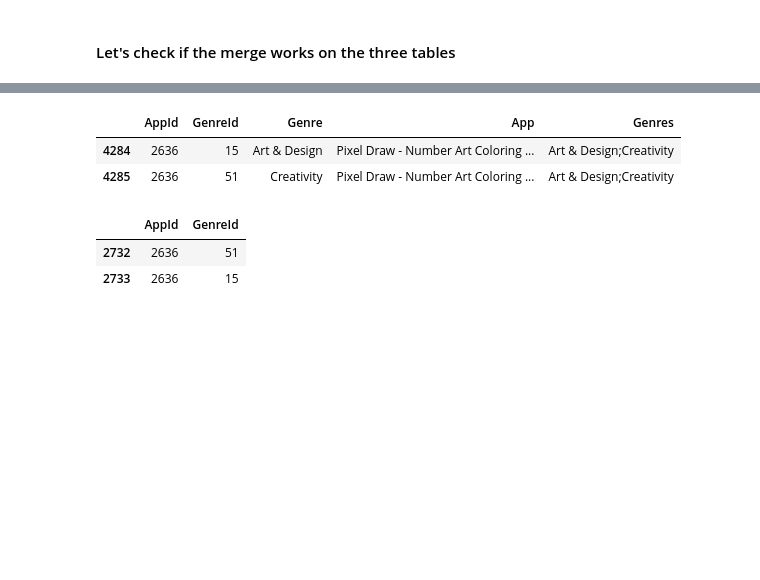
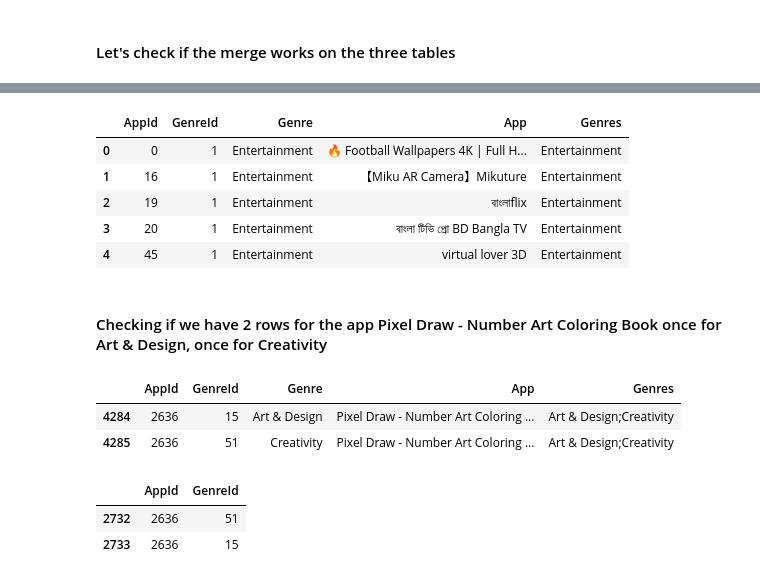
Before and after one commit to pkasela/FCS-Final_Project_846965, a Jupyter notebook: Solution_For_Exam.ipynb, the cells around one changed output, grey strips where cells are left out. Saved outputs shown, nothing was run; the diff lists cells and outputs as text; code cells hidden in the pictures; blank space fills up the shorter version.

```diff
--- a/Solution_For_Exam.ipynb
+++ b/Solution_For_Exam.ipynb
@@ -651,13 +651,22 @@ googlestore.head()
 # %%
 merge2 = merge1.merge(googlestore[['App','Genres']], on='AppId')
-# %%
-#Check if we have 2 rows for the app Pixel Draw - Number Art Coloring Book
-#once for Art & Design, once for Creativity
-merge2[merge2.App=='Pixel Draw - Number Art Coloring Book']
-# %% [output]
-|  | AppId | GenreId | Genre | App | Genres |
-| 4284 | 2636 | 15 | Art & Design | Pixel Draw - Number Art Coloring ... | Art & Design;Creativity |
-| 4285 | 2636 | 51 | Creativity | Pixel Draw - Number Art Coloring ... | Art & Design;Creativity |
+# %%
+merge2.head()
+# %% [output]
+|  | AppId | GenreId | Genre | App | Genres |
+| 0 | 0 | 1 | Entertainment | 🔥 Football Wallpapers 4K | Full H... | Entertainment |
+| 1 | 16 | 1 | Entertainment | 【Miku AR Camera】Mikuture | Entertainment |
+| 2 | 19 | 1 | Entertainment | বাংলাflix | Entertainment |
+| 3 | 20 | 1 | Entertainment | বাংলা টিভি প্রো BD Bangla TV | Entertainment |
+| 4 | 45 | 1 | Entertainment | virtual lover 3D | Entertainment |
+# %% [markdown]
+#### Checking if we have 2 rows for the app Pixel Draw - Number Art Coloring Book once for Art & Design, once for Creativity
+# %%
+merge2[merge2.App=='Pixel Draw - Number Art Coloring Book']
+# %% [output]
+|  | AppId | GenreId | Genre | App | Genres |
+| 4284 | 2636 | 15 | Art & Design | Pixel Draw - Number Art Coloring ... | Art & Design;Creativity |
+| 4285 | 2636 | 51 | Creativity | Pixel Draw - Number Art Coloring ... | Art & Design;Creativity |
 # %%
 #We check on the bridging table too
 bridging_table[bridging_table.AppId==2636] #The app with AppId 2636 is the Pixel Draw one.
```
Also changed, not shown: parts of 23 cells of this notebook.
